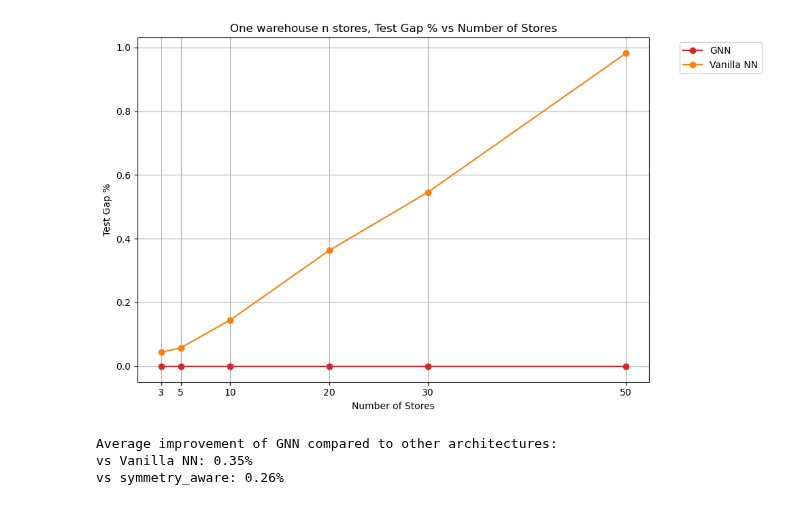
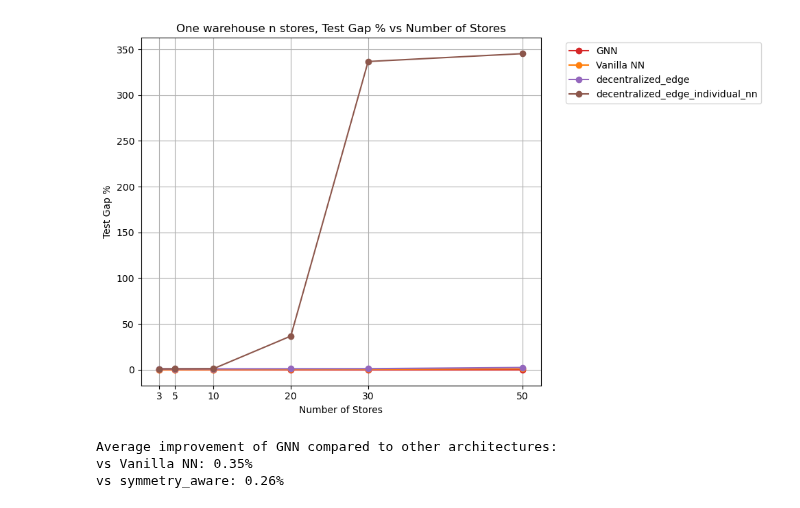
Before and after one commit to minuk302/Neural_inventory_control, a Jupyter notebook: analysis/ray_generic_architecture.ipynb, the cells around one changed output. Cells and saved outputs as stored; diff of their text form; code cells hidden in the pictures.

```diff
--- a/analysis/ray_generic_architecture.ipynb
+++ b/analysis/ray_generic_architecture.ipynb
@@ -134,7 +134,9 @@ color_scheme = {
     "GNN_MP": "#2ca02c",  # Green
     "Vanilla NN": "#ff7f0e",  # Orange
     "symmetry_aware": "#00ffff",  # Cyan
-    "Benchmark": "#1f77b4"  # Blue
+    "Benchmark": "#1f77b4",  # Blue
+    "decentralized_edge": "#9467bd",  # Purple
+    "decentralized_edge_individual_nn": "#8c564b"  # Brown
 }
 
 linestyle_scheme = {
@@ -142,7 +144,9 @@ linestyle_scheme = {
     "GNN_MP": "-",  # Solid
     "Vanilla NN": "-",  # Dashed
     "symmetry_aware": "-",  # Solid
-    "Benchmark": "-"  # Dotted
+    "Benchmark": "-",  # Dotted
+    "decentralized_edge": "-",  # Solid
+    "decentralized_edge_individual_nn": "-"  # Solid
 }
 
 testset_name = "generic_architecture"
@@ -170,6 +174,16 @@ vanilla_nn_paths = {
 
 benchmark_paths = {
     n: f'/user/ml4723/Prj/NIC/ray_results/{testset_name}/CBS_one_warehouse/{n}'
+    for n in n_stores_list
+}
+
+decentralized_edge_paths = {
+    n: f'/user/ml4723/Prj/NIC/ray_results/{testset_name}/decentralized_edge/{n}'
+    for n in n_stores_list
+}
+
+decentralized_edge_individual_nn_paths = {
+    n: f'/user/ml4723/Prj/NIC/ray_results/{testset_name}/decentralized_edge_individual_nn/{n}'
     for n in n_stores_list
 }
 
@@ -219,13 +233,29 @@ df_benchmark = results_interpretor.make_table(benchmark_paths,
 df_benchmark.insert(2, 'Architecture Class', "Benchmark")
 df_benchmark.insert(1, 'hyperparam_name', "CBS_one_warehouse")
 
+# Decentralized Edge
+df_decentralized_edge = results_interpretor.make_table(decentralized_edge_paths,
+    {"train_n_samples": [32768]},
+    default_condition_setter, custom_data_filler, sort_by=sort_by, pick_row_from_run_by=pick_row_from_run_by)
+df_decentralized_edge.insert(2, 'Architecture Class', "decentralized_edge")
+df_decentralized_edge.insert(1, 'hyperparam_name', "decentralized_edge")
+
+# Decentralized Edge Individual NN
+df_decentralized_edge_individual = results_interpretor.make_table(decentralized_edge_individual_nn_paths,
+    {"train_n_samples": [32768]},
+    default_condition_setter, custom_data_filler, sort_by=sort_by, pick_row_from_run_by=pick_row_from_run_by)
+df_decentralized_edge_individual.insert(2, 'Architecture Class', "decentralized_edge_individual_nn")
+df_decentralized_edge_individual.insert(1, 'hyperparam_name', "decentralized_edge_individual_nn")
+
 # Combine dataframes
 df = pd.concat([
     df_gnn,
     # df_gnn_mp,
     # df_symmetry_aware,
     df_vanilla,
-    # df_benchmark
+    # df_benchmark,
+    df_decentralized_edge,
+    df_decentralized_edge_individual
 ])
 
 min_test_loss = df.groupby(['# of stores'])['Test Loss'].transform('min')
@@ -283,4 +317,4 @@ plt.show()
-[figure, old version]
+[figure, new version]
 # %%
 # Calculate average improvement of GNN_MP compared to other architectures
 architectures = ['Vanilla NN', 'Benchmark', 'symmetry_aware']
```
Also changed, not shown: parts of 1 cell of this notebook, 29 other files.
